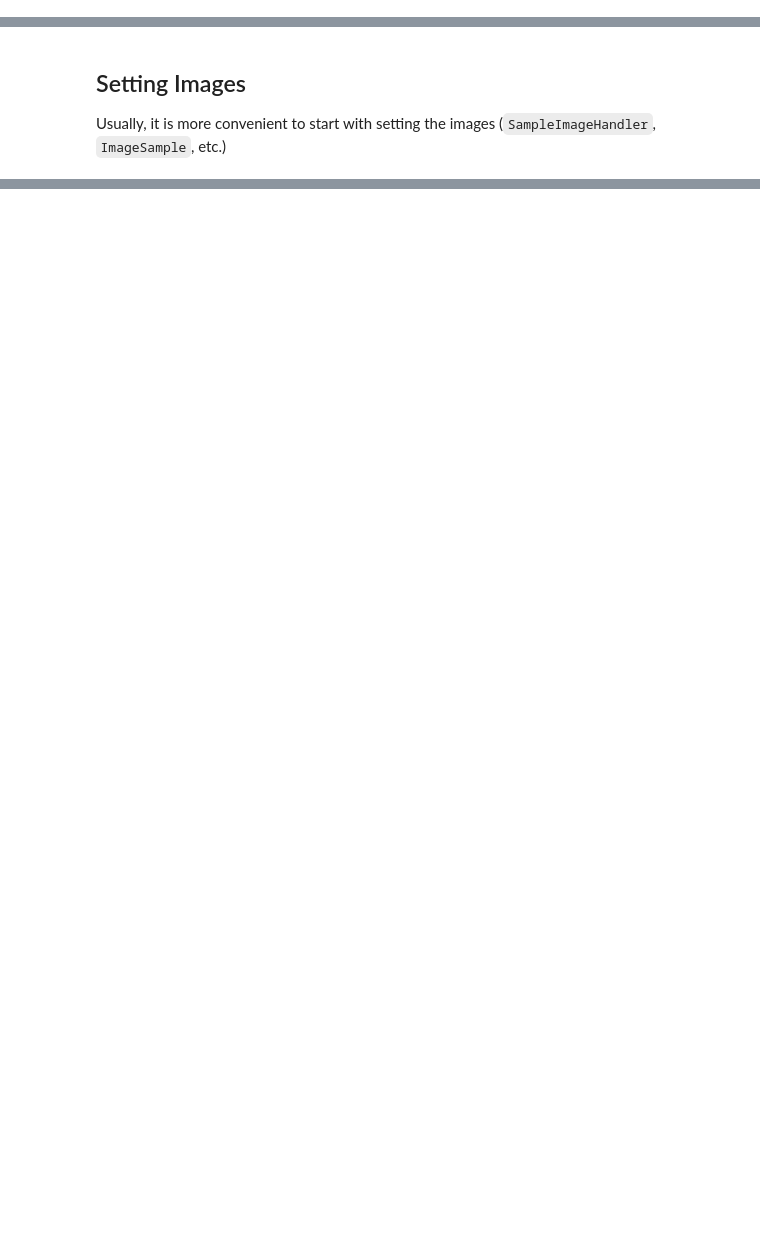
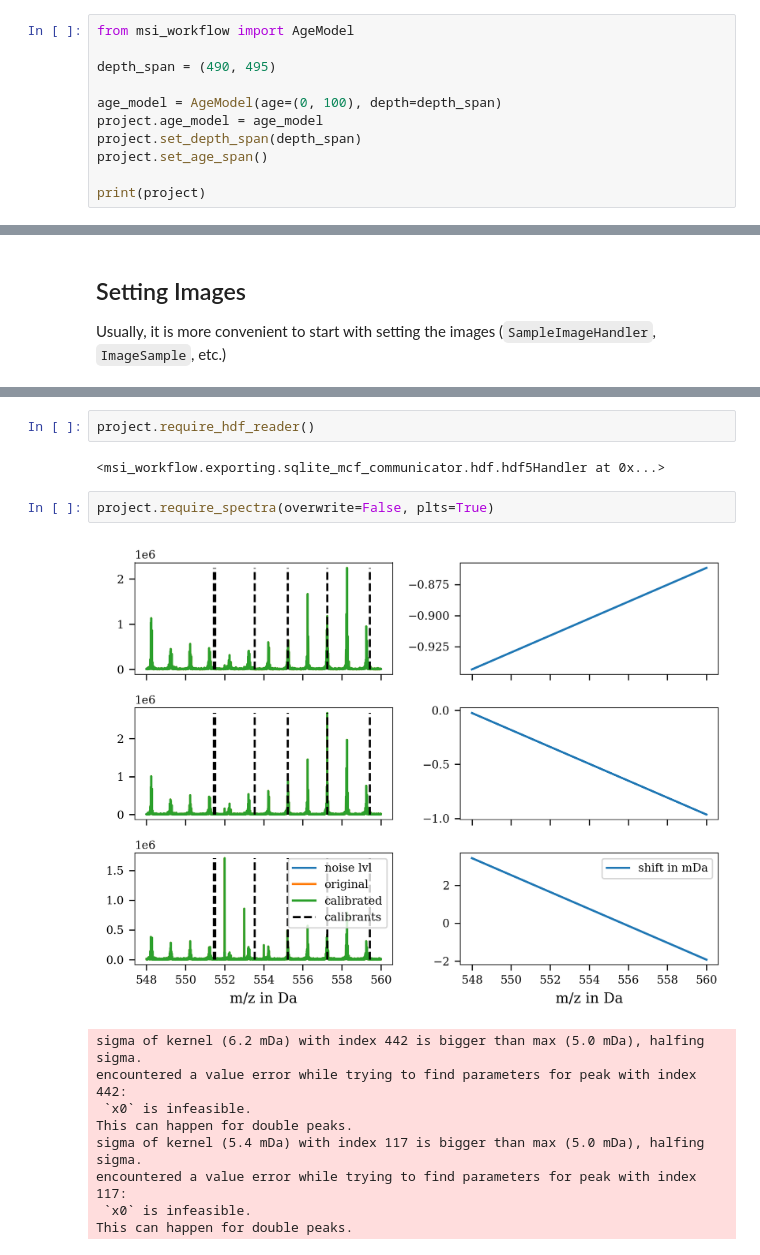
Before and after one commit to yaza11/maspim, a Jupyter notebook: Notebooks/10_Complementing_Measurements.ipynb, the cells around one changed output, grey strips where cells are left out. Cells and saved outputs as stored; diff of their text form; blank space fills up the shorter version.

```diff
--- a/Notebooks/10_Complementing_Measurements.ipynb
+++ b/Notebooks/10_Complementing_Measurements.ipynb
@@ -26,0 +30,11 @@ _is_laminated: True
+# %%
+from msi_workflow import AgeModel
+
+depth_span = (490, 495)
+
+age_model = AgeModel(age=(0, 100), depth=depth_span)
+project.age_model = age_model
+project.set_depth_span(depth_span)
+project.set_age_span()
+
+print(project)
@@ -39,0 +105,16 @@ TypeError: ProjectMSI.require_image_handler() got an unexpected keyword argument
+# %%
+project.require_hdf_reader()
+# %% [output]
+<msi_workflow.exporting.sqlite_mcf_communicator.hdf.hdf5Handler at 0x...>
+# %%
+project.require_spectra(overwrite=False, plts=True)
+# %% [output]
+[figure, added]
+sigma of kernel (6.2 mDa) with index 442 is bigger than max (5.0 mDa), halfing sigma.
+encountered a value error while trying to find parameters for peak with index 442:
+ `x0` is infeasible.
+This can happen for double peaks.
+sigma of kernel (5.4 mDa) with index 117 is bigger than max (5.0 mDa), halfing sigma.
+encountered a value error while trying to find parameters for peak with index 117:
+ `x0` is infeasible.
+This can happen for double peaks.
```
Also changed, not shown: parts of 19 cells of this notebook, 7 other files.
